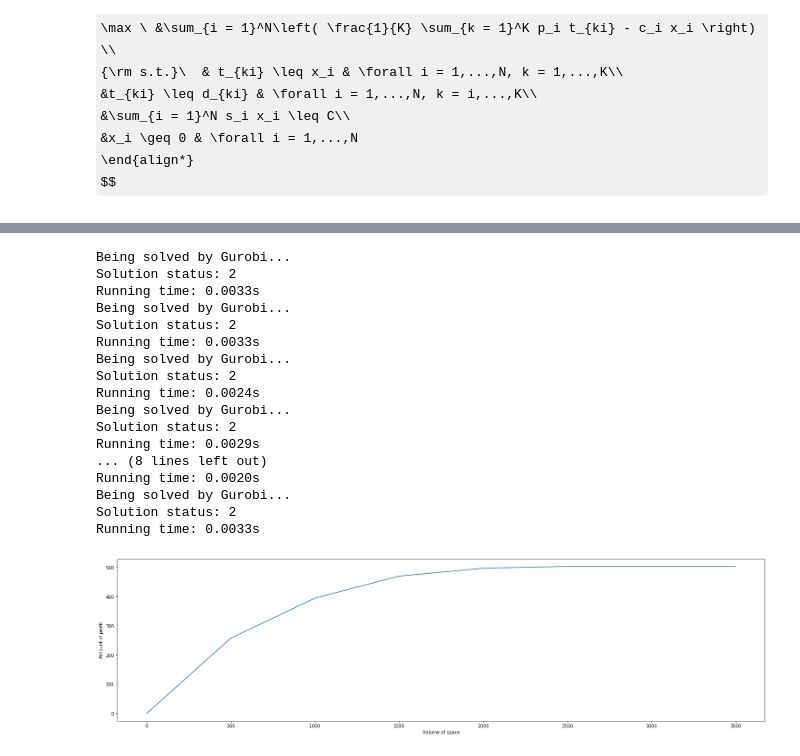
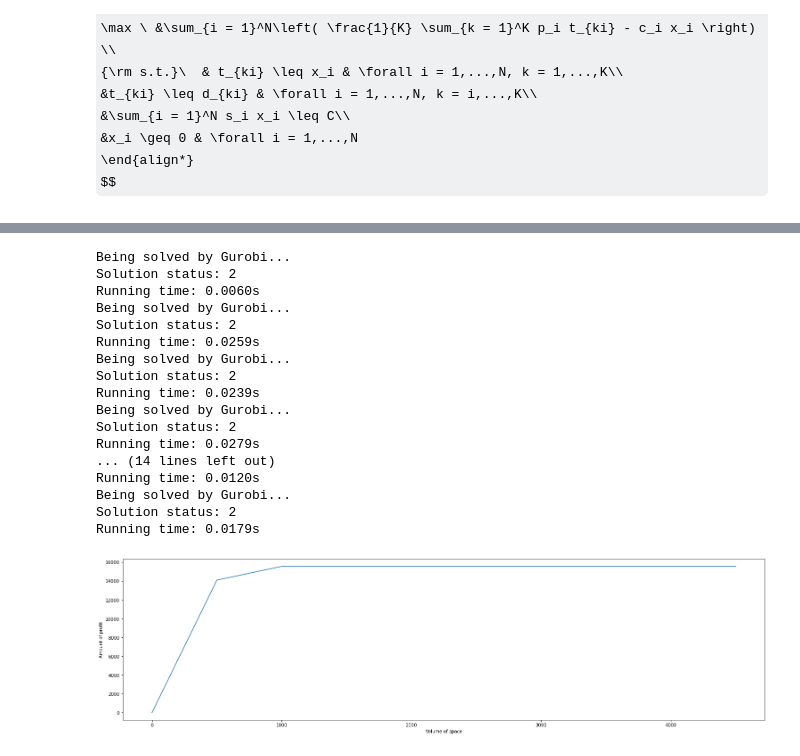
Before and after one commit to qy2000/bc2410-salad-LOP, a Jupyter notebook: ipynb/Ingredient_Order_Optimiser_Source_Code.ipynb, the cells around one changed output, grey strips where cells are left out. Saved outputs shown, nothing was run; the diff lists cells and outputs as text; code cells hidden in the pictures; some formulas as TeX source.

```diff
--- a/ipynb/Ingredient_Order_Optimiser_Source_Code.ipynb
+++ b/ipynb/Ingredient_Order_Optimiser_Source_Code.ipynb
@@ -43,7 +43,7 @@ from matplotlib import pyplot
 Import dataset and formatting
 """
 
-ingredient_demand = pd.read_csv("../data/demand_menu_2.csv")
-ingredient_demand_transform = ingredient_demand.set_index('Date').T
+ingredient_demand = pd.read_csv("../data/demand.csv", index_col=0)
+ingredient_demand_transform = ingredient_demand.set_index('Date')
 ingredient_demand_transform.head()
 # %% [output]
@@ -321,6 +316,6 @@ Data preparation
 """
 
 data1 = pd.read_csv('../data/menu.csv')
-Demand_data = pd.read_csv("../data/demand_menu.csv")
-d = Demand_data.set_index('Date').T
-d
+Demand_data = pd.read_csv("../data/demand.csv", index_col=0)
+d = Demand_data.set_index('Date')
+d = d.tail(21)
@@ -350,9 +345,9 @@ Then Premium base would be the cost of standard base + the difference between pr
 1 Premium Base: 2.99
 """
 
-Param_data = pd.DataFrame().assign(Ingredient=data1['Ingredient'], COGS=data1['COGS_per_serving'], Ingredient_Type=data1['Ingredient_type'], Additional_Price_For_Premium_Toppings=data1['Price'])
+Param_data = pd.DataFrame().assign(Ingredient=data1['Ingredient'], COGS=data1['COGS_per_serving'], Ingredient_Type=data1['Ingredient_type'], Additional_Price_For_Premium_Toppings=data1['Price'], Space = data1['Serving_size']/1000)
 Param_data['Price'] = None
-Param_data['Space'] = None
+# Param_data['Space'] = None
 
 for i in range(Param_data.shape[0]):
     if Param_data["Ingredient_Type"][i] in ["Standard Base", "Wrap", "Grain Bowl", "Standard Topping", "Dressing (Western)", "Dressing (Asian)"]:
@@ -362,7 +357,7 @@ for i in range(Param_data.shape[0]):
     elif Param_data["Ingredient_Type"][i] in ["Premium Topping"]:
         Param_data["Price"][i] = Param_data["Additional_Price_For_Premium_Toppings"][i]
 
-    Param_data["Space"][i] = round(random.uniform(0, 1), 2)
+#     Param_data["Space"][i] = round(random.uniform(0, 1), 2)
 
 Param_data = Param_data.set_index('Ingredient').T
 Param_data
@@ -404,7 +397,7 @@ price = formatter_for_stochastic_optimizer(Param_data, d, "price", 4)
 cost = formatter_for_stochastic_optimizer(Param_data, d, "cost", 0)
 space = formatter_for_stochastic_optimizer(Param_data, d, "space", 3)
 
-total_space = 1000
+total_space = 50
 # %%
 """
 Generate quantities of ingredients to import by Salad Stop and the expected amount of profits:
@@ -487,42 +479,42 @@ Expected profit is: 394.6168457142857
 Investigate relationship between space and profits
 """
 
 x_volume_of_space = []
 y_profit = []
 
-for i in range(0, 4000, 500):
+for i in range(0, 5000, 500):
     x_volume_of_space.append(i)
     expected_amount_of_orders, expected_amount_of_profit = generate_quantities_and_expected_profits(price, cost, demand, space, i)
     y_profit.append(expected_amount_of_profit)
 
 fig = plt.figure()
 fig.set_size_inches(20, 5)
 ax = fig.add_axes([0,0,1,1])
 ax.set_ylabel('Amount of profit')
 ax.set_xlabel('Volume of space')
 x = x_volume_of_space
 y = y_profit
 ax.plot(x,y)
 plt.show()
 # %% [output]
 Being solved by Gurobi...
 Solution status: 2
-Running time: 0.0033s
+Running time: 0.0060s
 Being solved by Gurobi...
 Solution status: 2
-Running time: 0.0033s
+Running time: 0.0259s
 Being solved by Gurobi...
 Solution status: 2
-Running time: 0.0024s
+Running time: 0.0239s
 Being solved by Gurobi...
 Solution status: 2
-Running time: 0.0029s
-... (8 lines left out)
-Running time: 0.0020s
+Running time: 0.0279s
+... (14 lines left out)
+Running time: 0.0120s
 Being solved by Gurobi...
 Solution status: 2
-Running time: 0.0033s
+Running time: 0.0179s
-[figure, old version]
+[figure, new version]
 # %%
 """
 Testing with forecasted data from LSTM neural network
```
Also changed, not shown: parts of 14 cells of this notebook, 2 other files.
